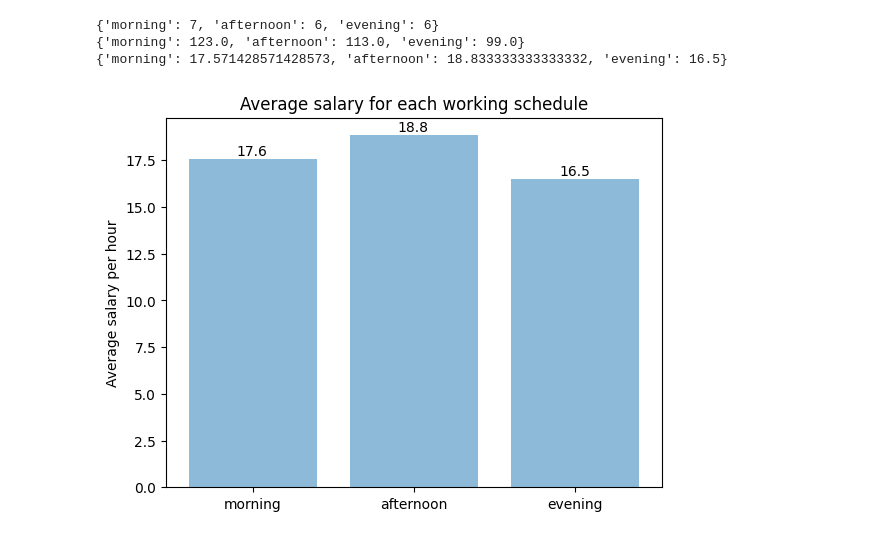
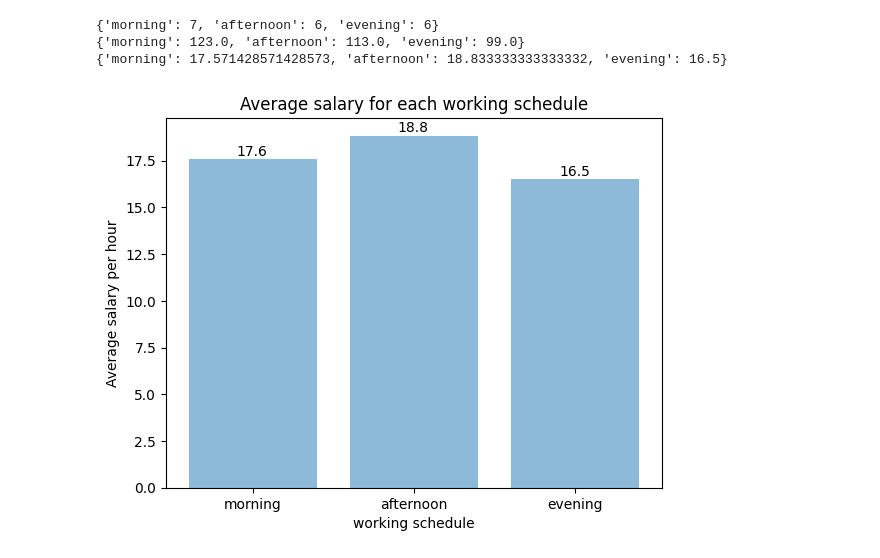
Before and after one commit to yingjie-xu/restaurant_db, a Jupyter notebook: deliverable_3/visualization/visualization.ipynb, the cells around one changed output. Cells and saved outputs as stored; diff of their text form; code cells hidden in the pictures.

```diff
--- a/deliverable_3/visualization/visualization.ipynb
+++ b/deliverable_3/visualization/visualization.ipynb
@@ -90,19 +91,20 @@ print(avg_salary)
 # %%
 import numpy as np
 import matplotlib.pyplot as plt
 
 slot = avg_salary.keys()
 y_pos = np.arange(len(slot))
 number = avg_salary.values()
 
 plt.bar(y_pos, number, align='center', alpha=0.5)
 plt.xticks(y_pos, slot)
 plt.ylabel('Average salary per hour')
+plt.xlabel('working schedule')
 plt.title('Average salary for each working schedule')
 
 for i, v in enumerate(number):
   plt.text(i - 0.1, v + 0.2, str(round(v, 1)))
 
 plt.show()
 # %% [output]
-[figure, old version]
+[figure, new version]
```
Also changed, not shown: parts of 3 cells of this notebook, 3 other files.
